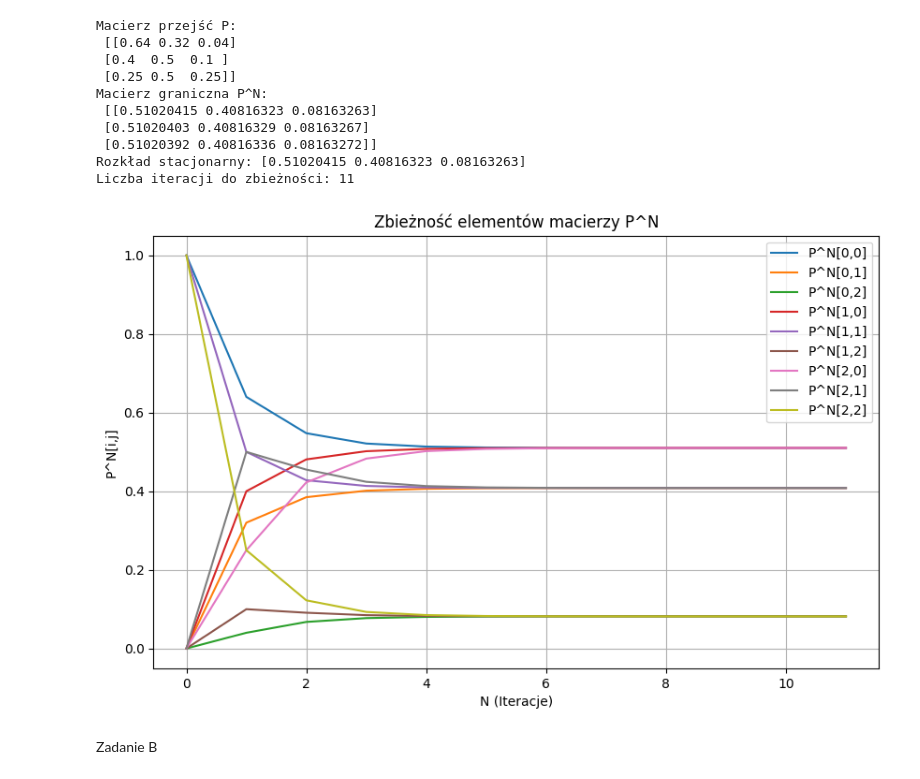
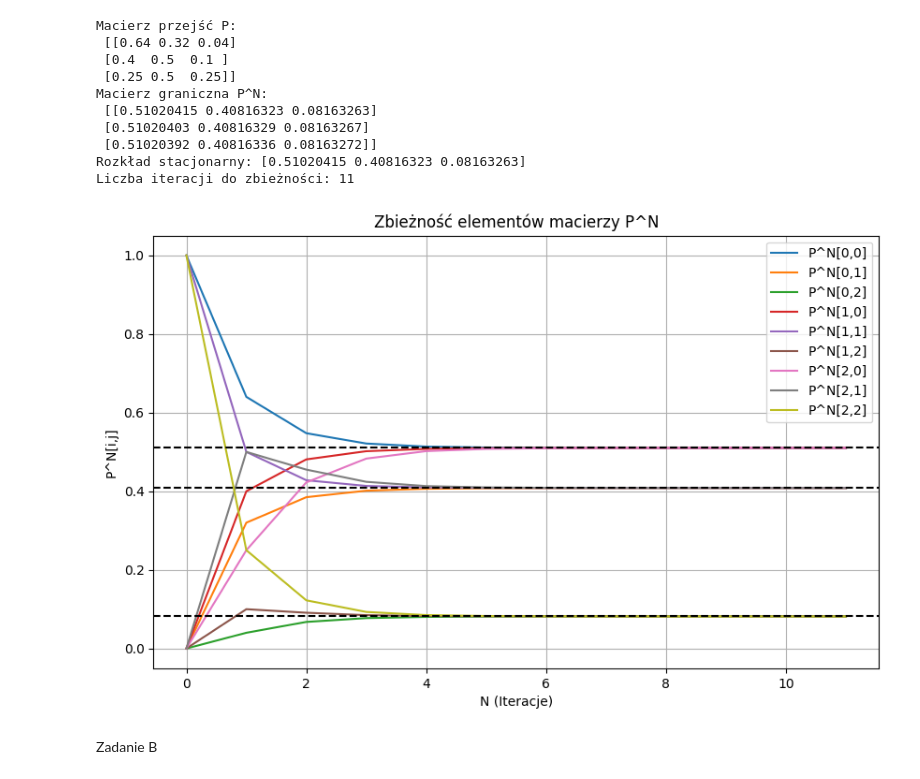
Before and after one commit to Tatraa/Applied-CS-Mater, a Jupyter notebook: sem-1/metody-stat/zestaw2/zestaw2.ipynb, the cells around one changed output. Drawn from its saved outputs; the diff is of its cells as text; code cells hidden in the pictures.

```diff
--- a/sem-1/metody-stat/zestaw2/zestaw2.ipynb
+++ b/sem-1/metody-stat/zestaw2/zestaw2.ipynb
@@ -50,19 +50,21 @@ Liczba iteracji do zbieżności: 11
 # %%
 # Wykres zbieżności
 plt.figure(figsize=(10, 6))
 for i in range(N):
     for j in range(N):
         values = [p_n_step[i, j] for p_n_step in [np.linalg.matrix_power(P, k) for k in range(iteration + 1)]]
         plt.plot(range(len(values)), values, label=f"P^N[{i},{j}]")
 
 plt.xlabel("N (Iteracje)")
 plt.ylabel("P^N[i,j]")
 plt.title("Zbieżność elementów macierzy P^N")
+for item in stationary_distribution:
+    plt.axhline(y=item, color='black', linestyle='--')
 plt.legend()
 plt.grid()
 plt.show()
 # %% [output]
-[figure, old version]
+[figure, new version]
 # %% [markdown]
 Zadanie B
 # %%
```
Also changed, not shown: parts of 1 cell of this notebook, 3 other files.
